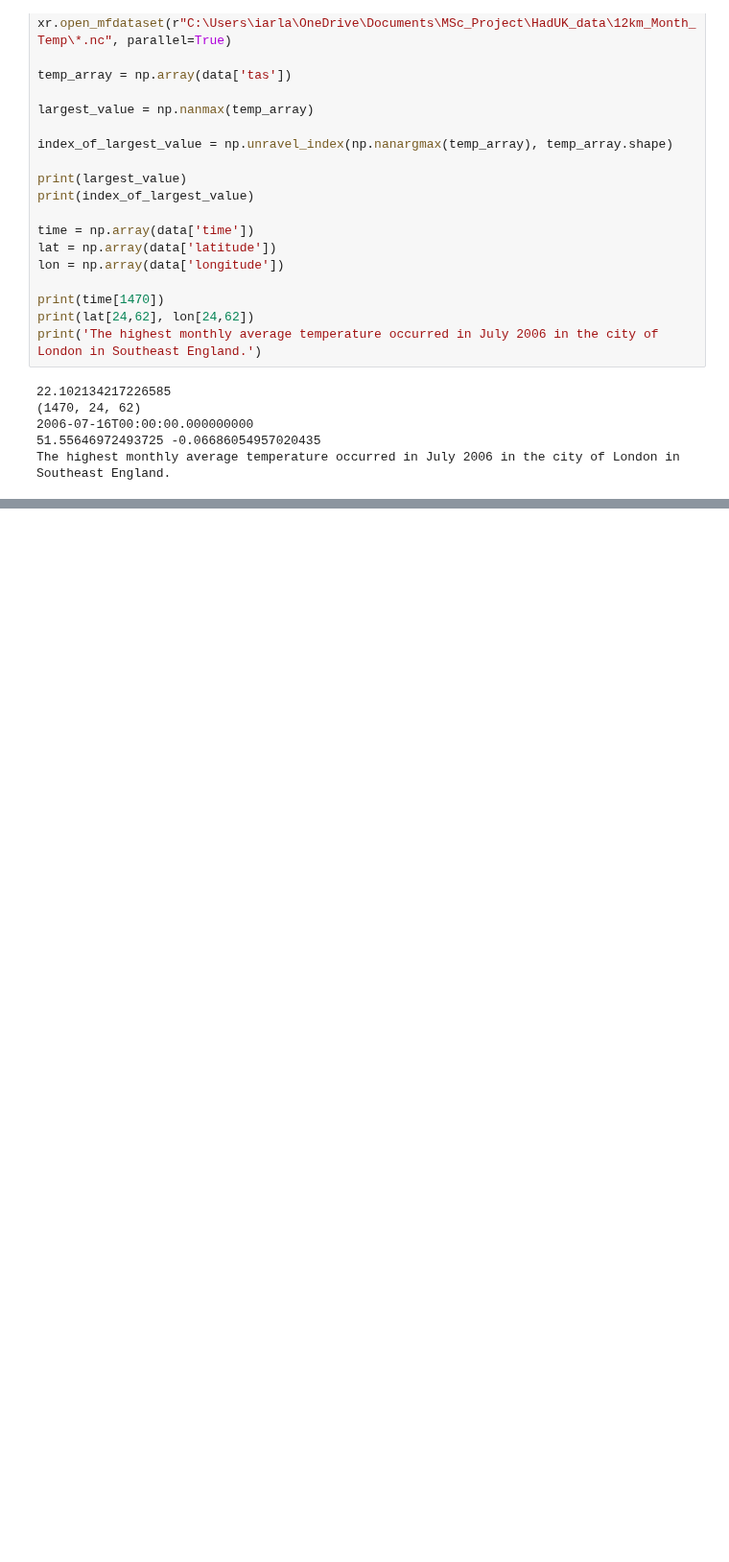
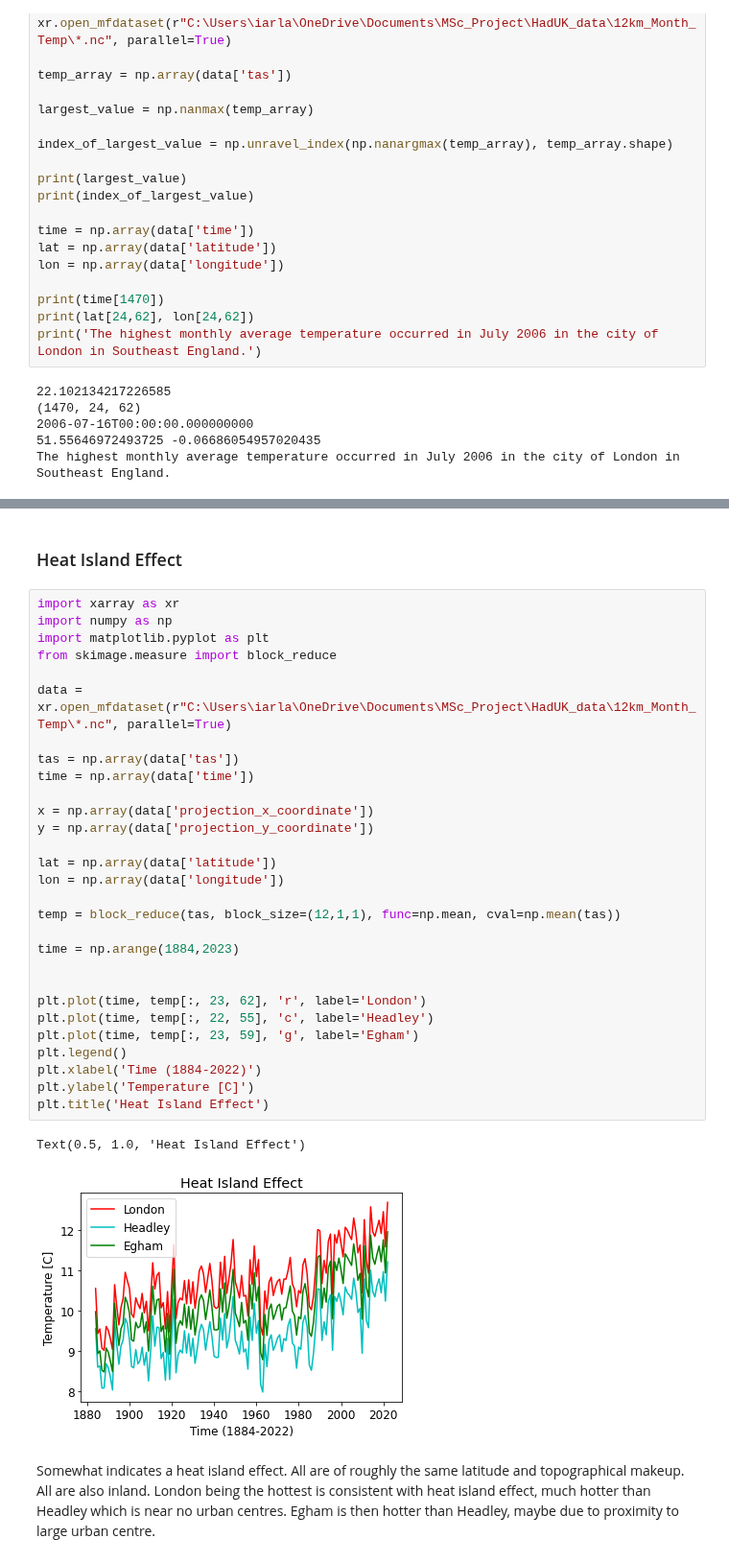
Before and after one commit to Iarla-Boyce/MSc-Project, a Jupyter notebook: 03_11.ipynb, the cells around one changed output, grey strips where cells are left out. Shown at 96% size. Drawn from its saved outputs; the diff is of its cells as text; blank space fills up the shorter version.

```diff
--- a/03_11.ipynb
+++ b/03_11.ipynb
@@ -822,0 +842,36 @@ plt.rcParams.update({'font.size': 12})
+# %% [markdown]
+### Heat Island Effect
+# %%
+import xarray as xr
+import numpy as np
+import matplotlib.pyplot as plt
+from skimage.measure import block_reduce
+
+data = xr.open_mfdataset(r"C:\Users\iarla\OneDrive\Documents\MSc_Project\HadUK_data\12km_Month_Temp\*.nc", parallel=True)
+
+tas = np.array(data['tas'])
+time = np.array(data['time'])
+
+x = np.array(data['projection_x_coordinate'])
+y = np.array(data['projection_y_coordinate'])
+
+lat = np.array(data['latitude'])
+lon = np.array(data['longitude'])
+
+temp = block_reduce(tas, block_size=(12,1,1), func=np.mean, cval=np.mean(tas))
+
+time = np.arange(1884,2023)
+
+
+plt.plot(time, temp[:, 23, 62], 'r', label='London')
+plt.plot(time, temp[:, 22, 55], 'c', label='Headley')
+plt.plot(time, temp[:, 23, 59], 'g', label='Egham')
+plt.legend()
+plt.xlabel('Time (1884-2022)')
+plt.ylabel('Temperature [C]')
+plt.title('Heat Island Effect')
+# %% [output]
+Text(0.5, 1.0, 'Heat Island Effect')
+[figure, added]
+# %% [markdown]
+Somewhat indicates a heat island effect. All are of roughly the same latitude and topographical makeup. All are also inland. London being the hottest is consistent with heat island effect, much hotter than Headley which is near no urban centres. Egham is then hotter than Headley, maybe due to proximity to large urban centre.
```
Also changed, not shown: parts of 14 cells of this notebook.
